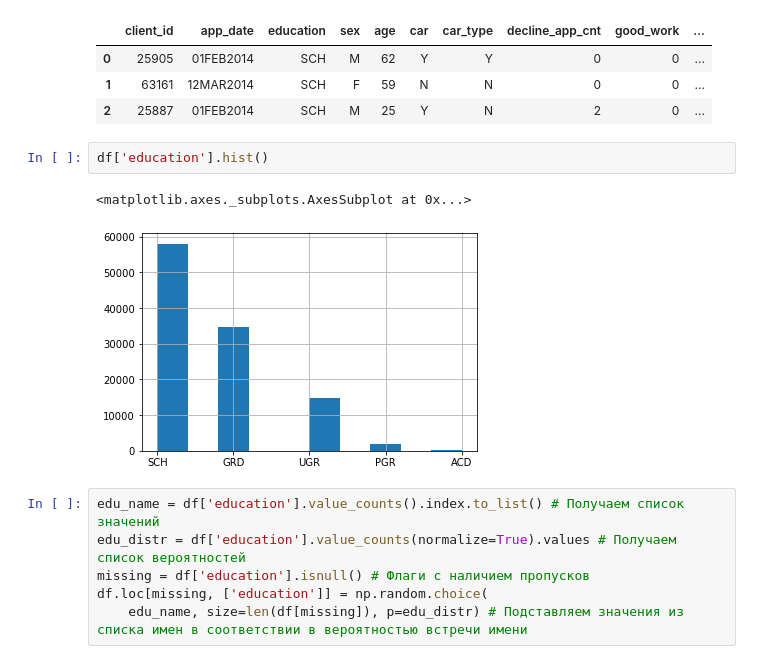
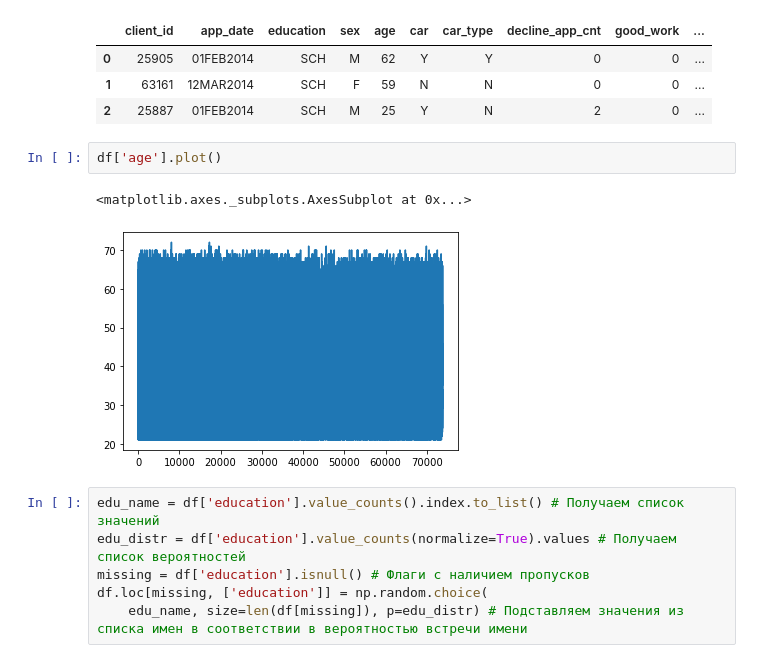
Before and after one commit to vetak8/skillfactory, a Jupyter notebook: module_5/vetak8_Bank credit scoring.ipynb, the cells around one changed output. Drawn from its saved outputs; the diff is of its cells as text.

```diff
--- a/module_5/vetak8_Bank credit scoring.ipynb
+++ b/module_5/vetak8_Bank credit scoring.ipynb
@@ -156,11 +147,11 @@ df[:3]
 | 0 | 25905 | 01FEB2014 | SCH | M | 62 | Y | Y | 0 | 0 | ... |
 | 1 | 63161 | 12MAR2014 | SCH | F | 59 | N | N | 0 | 0 | ... |
 | 2 | 25887 | 01FEB2014 | SCH | M | 25 | Y | N | 2 | 0 | ... |
-# %%
-df['education'].hist()
-# %% [output]
-<matplotlib.axes._subplots.AxesSubplot at 0x...>
-[figure, removed]
+# %%
+df['age'].plot()
+# %% [output]
+<matplotlib.axes._subplots.AxesSubplot at 0x...>
+[figure, added]
 # %%
 edu_name = df['education'].value_counts().index.to_list() # Получаем список значений
 edu_distr = df['education'].value_counts(normalize=True).values # Получаем список вероятностей
```
Also changed, not shown: parts of 22 cells of this notebook, 3 other files.
